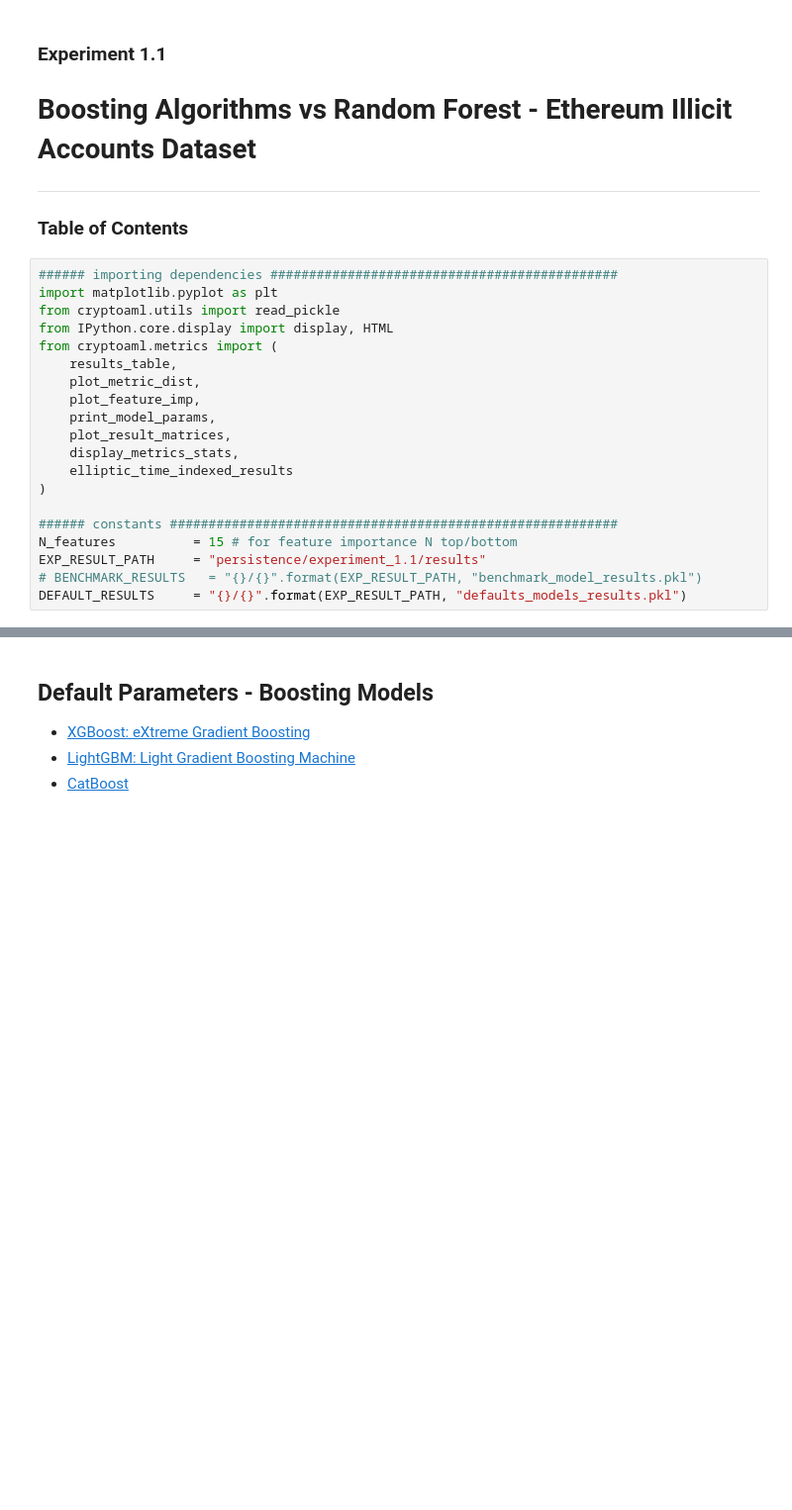
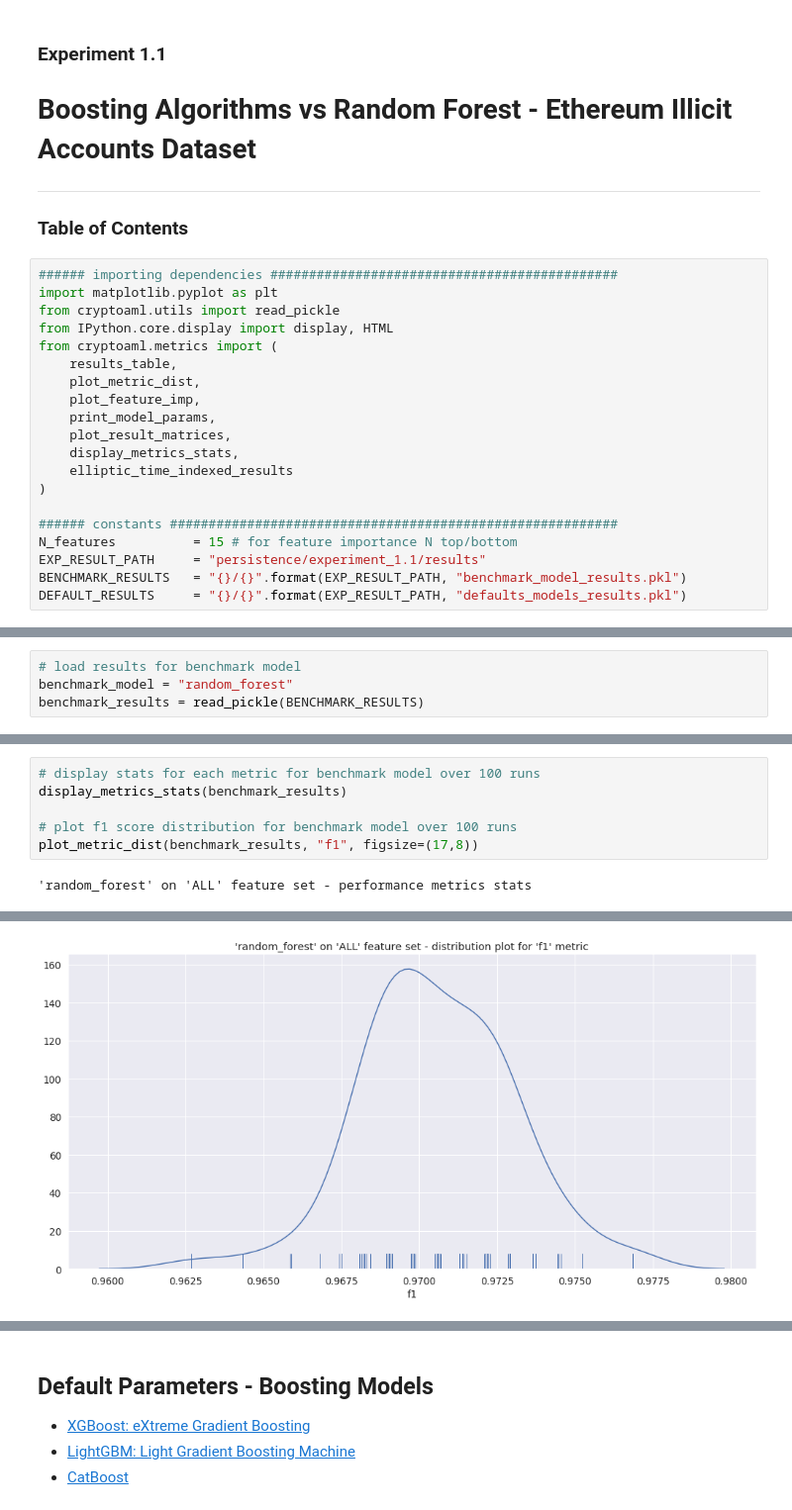
Before and after one commit to achmand/aml-crypto-graph, a Jupyter notebook: src/1.1_experiment_results.ipynb, the cells around one changed output, grey strips where cells are left out. Shown at 99% size. Saved outputs shown, nothing was run; the diff lists cells and outputs as text; blank space fills up the shorter version.

```diff
--- a/src/1.1_experiment_results.ipynb
+++ b/src/1.1_experiment_results.ipynb
@@ -22,5 +22,5 @@ from cryptoaml.metrics import (
 ###### constants ##########################################################
 N_features          = 15 # for feature importance N top/bottom
 EXP_RESULT_PATH     = "persistence/experiment_1.1/results"
-# BENCHMARK_RESULTS   = "{}/{}".format(EXP_RESULT_PATH, "benchmark_model_results.pkl")
+BENCHMARK_RESULTS   = "{}/{}".format(EXP_RESULT_PATH, "benchmark_model_results.pkl")
 DEFAULT_RESULTS     = "{}/{}".format(EXP_RESULT_PATH, "defaults_models_results.pkl")
@@ -26,0 +30,4 @@ DEFAULT_RESULTS     = "{}/{}".format(EXP_RESULT_PATH, "defaults_models_results.p
+# %%
+# load results for benchmark model
+benchmark_model = "random_forest"
+benchmark_results = read_pickle(BENCHMARK_RESULTS)
@@ -26,0 +64,8 @@ DEFAULT_RESULTS     = "{}/{}".format(EXP_RESULT_PATH, "defaults_models_results.p
+# %%
+# display stats for each metric for benchmark model over 100 runs
+display_metrics_stats(benchmark_results)
+
+# plot f1 score distribution for benchmark model over 100 runs
+plot_metric_dist(benchmark_results, "f1", figsize=(17,8))
+# %% [output]
+'random_forest' on 'ALL' feature set - performance metrics stats
@@ -26,0 +81 @@ DEFAULT_RESULTS     = "{}/{}".format(EXP_RESULT_PATH, "defaults_models_results.p
+[figure, added]
```
Also changed, not shown: parts of 13 cells of this notebook, 6 other files.
